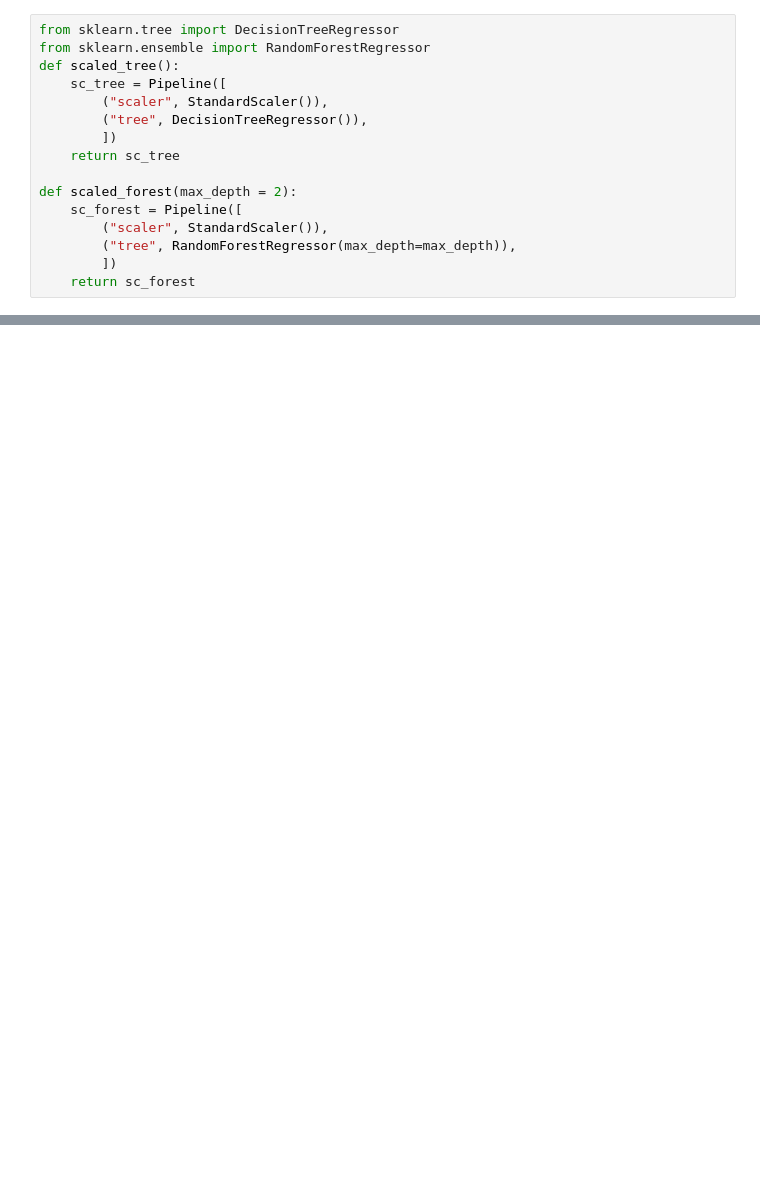
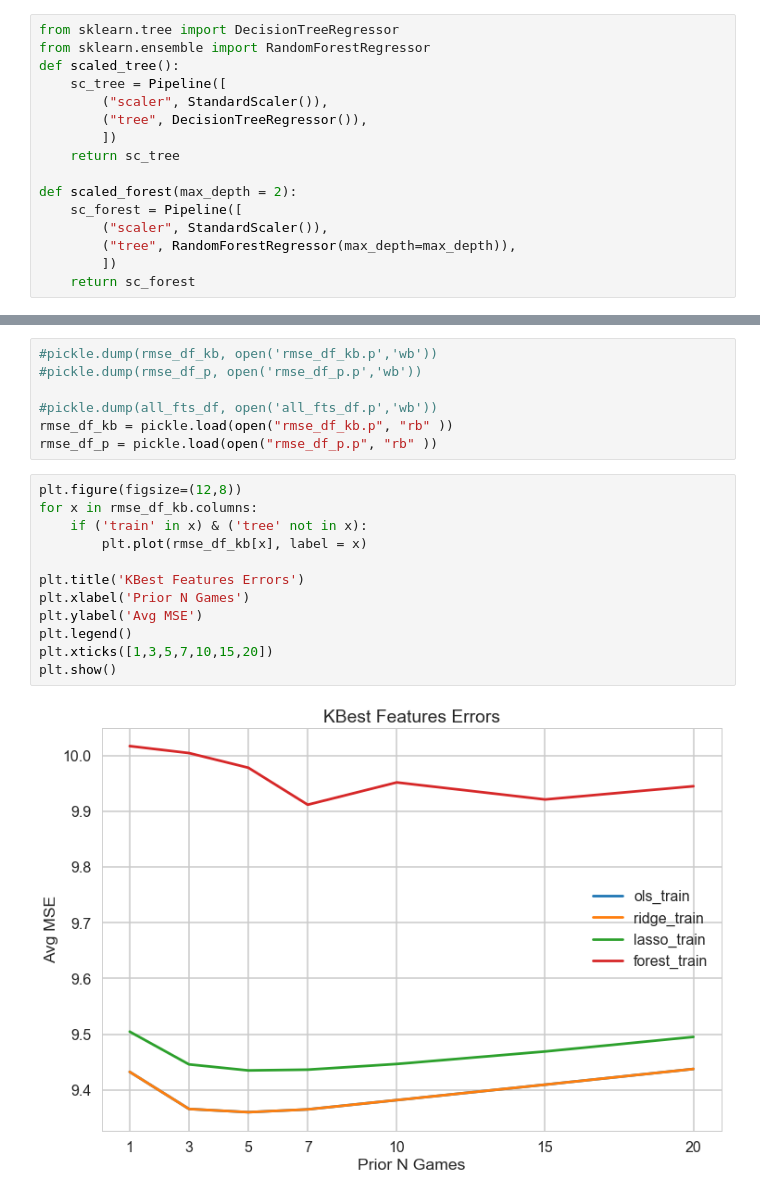
Before and after one commit to KaanME/NBA-Fantasy-Score-Predictor, a Jupyter notebook: Models.ipynb, the cells around one changed output, grey strips where cells are left out. Saved outputs shown, nothing was run; the diff lists cells and outputs as text; blank space fills up the shorter version.

```diff
--- a/Models.ipynb
+++ b/Models.ipynb
@@ -441,0 +365,21 @@ final_rmse
+# %%
+#pickle.dump(rmse_df_kb, open('rmse_df_kb.p','wb'))
+#pickle.dump(rmse_df_p, open('rmse_df_p.p','wb'))
+
+#pickle.dump(all_fts_df, open('all_fts_df.p','wb'))
+rmse_df_kb = pickle.load(open("rmse_df_kb.p", "rb" ))
+rmse_df_p = pickle.load(open("rmse_df_p.p", "rb" ))
+# %%
+plt.figure(figsize=(12,8))
+for x in rmse_df_kb.columns:
+    if ('train' in x) & ('tree' not in x):
+        plt.plot(rmse_df_kb[x], label = x)
+
+plt.title('KBest Features Errors')
+plt.xlabel('Prior N Games')
+plt.ylabel('Avg MSE')
+plt.legend()
+plt.xticks([1,3,5,7,10,15,20])
+plt.show()
+# %% [output]
+[figure, added]
```
Also changed, not shown: parts of 68 cells of this notebook.
